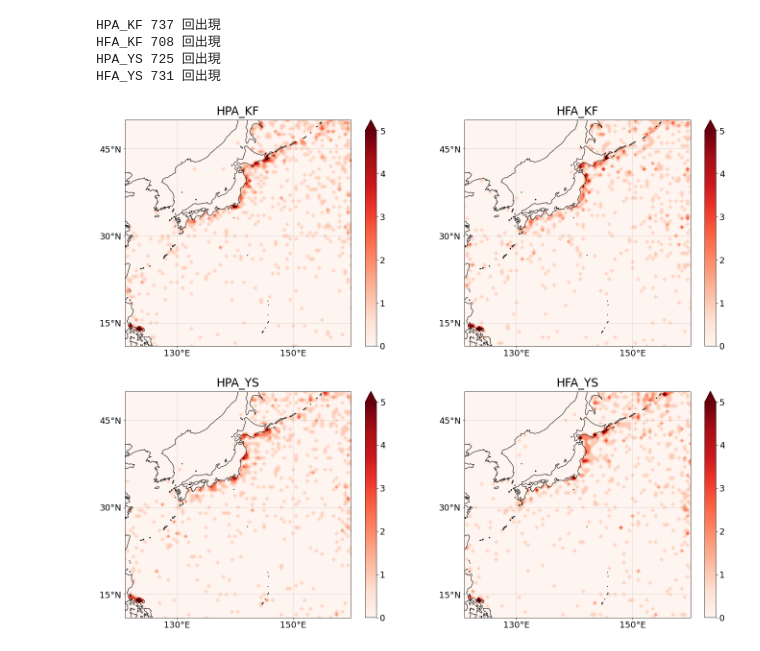
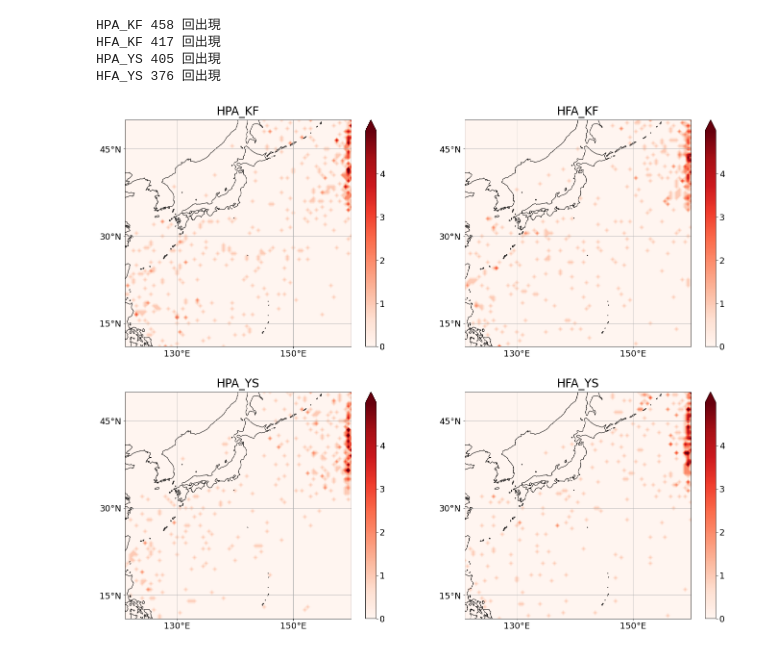
Before and after one commit to greedtn/MRI-AGCM3.2H, a Jupyter notebook: STM/pot_cnt_map.ipynb, the cells around one changed output. Cells and saved outputs as stored; diff of their text form; code cells hidden in the pictures.

```diff
--- a/STM/pot_cnt_map.ipynb
+++ b/STM/pot_cnt_map.ipynb
@@ -41,10 +41,10 @@ for model_num in range(len(MODEL)):
         else:
             model = 'HFA_' + model + '_c0'
 
-        with open('../pot_csv/' + model + '_POT_DATA.csv', 'r') as csv_file:
+        with open('../pot_csv(100)/' + model + '_POT_DATA.csv', 'r') as csv_file:
             csv_reader = reader(csv_file)
             POT = list(csv_reader)
-        with open('../pot_csv/' + model + '_POT_INDEX.csv', 'r') as csv_file:
+        with open('../pot_csv(100)/' + model + '_POT_INDEX.csv', 'r') as csv_file:
             csv_reader = reader(csv_file)
             POT_INDEX = list(csv_reader)
 
@@ -59,8 +59,6 @@ for model_num in range(len(MODEL)):
         max_val = 0
         POT = [[]]  # イベントごとのPOTを収納
         for data in DATA:
-            if data[1] >= 24.170000305175783:
-                continue
             if data[0] > last_index + 24 * 7:
                 POT.append([data[0], data[1], data[2]])
                 last_index = data[0]
@@ -79,36 +77,36 @@ for model_num in range(len(MODEL)):
             z.append(data[2])
 
         cnt = np.zeros((79, 79))  # 台風発生頻度の空間分布
         for val in z:
             cnt[val // 79][val % 79] = cnt[val // 79][val % 79] + 1
 
         print(model[:6], len(x), '回出現')
         # 描画
         ax = fig.add_subplot(2, 2, 2 * model_num + num + 1, projection=ccrs.PlateCarree())
         a = plt.contourf(lons, lats, cnt, levels=levels, transform=ccrs.PlateCarree(), cmap='Reds', extend='max')
         c_bar = plt.colorbar(a, ticks=[0, 1, 2, 3, 4, 5])
         c_bar.ax.tick_params(labelsize=18)
         c_bar.ax.yaxis.set_minor_locator(ticker.NullLocator())
         ax.set_xticks([130,150], crs=ccrs.PlateCarree()) # gridを引く経度を指定 360にすると0Wが出ない
         ax.set_yticks([15, 30, 45], crs=ccrs.PlateCarree()) # gridを引く緯度を指定
         lon_formatter = LongitudeFormatter(zero_direction_label=True) # 経度
         lat_formatter = LatitudeFormatter() # 緯度。formatを指定することも可能
         ax.xaxis.set_major_formatter(lon_formatter)
         ax.yaxis.set_major_formatter(lat_formatter)
         ax.axes.tick_params(labelsize=18)
         ax.grid()
         ax.coastlines()
         gl = ax.gridlines(crs=ccrs.PlateCarree(), draw_labels=False, alpha=0.5) # 経度線・緯度線ラベルを無効
         gl.xlocator = ticker.FixedLocator([130, 150]) # 経度線
         gl.ylocator = ticker.FixedLocator([15, 30, 45]) # 緯度線
         ax.set_title(model[:6], fontsize=24, pad=10)
 
 plt.subplots_adjust(left=0.05, right=0.95, bottom=0.05, top=0.95)
-plt.savefig("../img/frequency_of_tc.png")
+# plt.savefig("../img/frequency_of_tc.png")
 plt.show()
 # %% [output]
-HPA_KF 737 回出現
-HFA_KF 708 回出現
-HPA_YS 725 回出現
-HFA_YS 731 回出現
+HPA_KF 458 回出現
+HFA_KF 417 回出現
+HPA_YS 405 回出現
+HFA_YS 376 回出現
-[figure, old version]
+[figure, new version]
```
Also changed, not shown: 14 other files.
